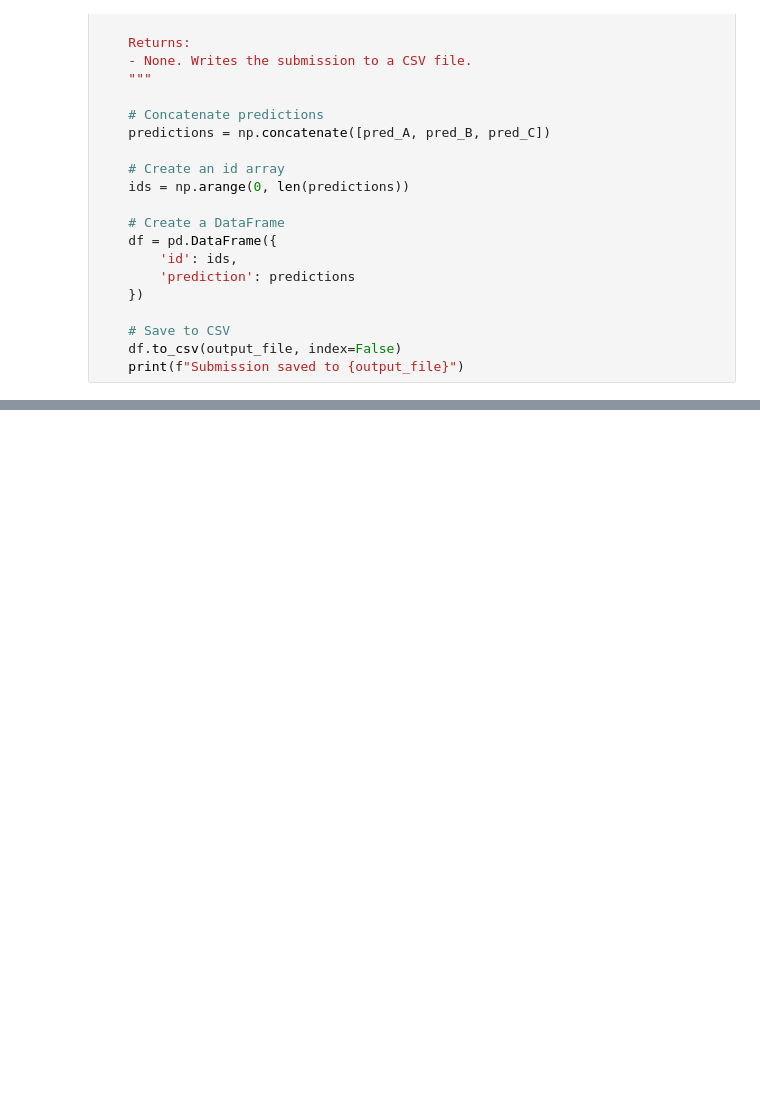
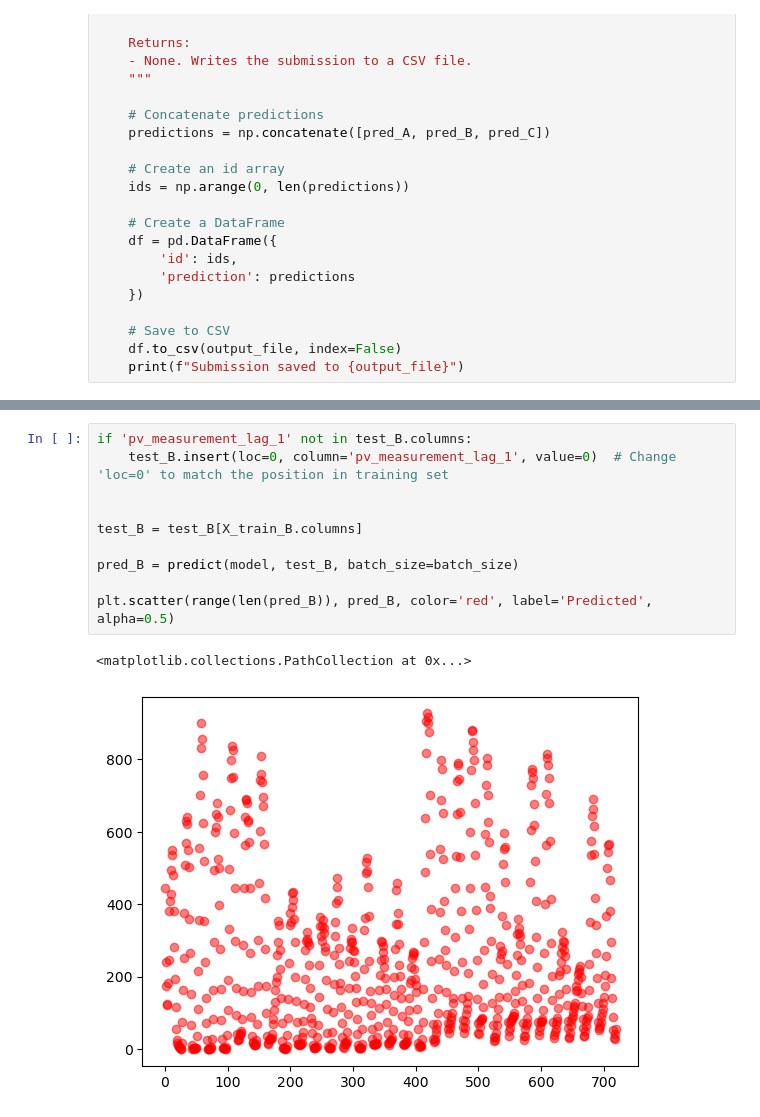
Before and after one commit to TDT4173-MPC/TDT4173-MPC, a Jupyter notebook: Petter/models/recursive_xgboost.ipynb, the cells around one changed output, grey strips where cells are left out. Drawn from its saved outputs; the diff is of its cells as text; blank space fills up the shorter version.

```diff
--- a/Petter/models/recursive_xgboost.ipynb
+++ b/Petter/models/recursive_xgboost.ipynb
@@ -220,0 +414,13 @@ print(A.columns)
+# %%
+if 'pv_measurement_lag_1' not in test_B.columns:
+    test_B.insert(loc=0, column='pv_measurement_lag_1', value=0)  # Change 'loc=0' to match the position in training set
+
+
+test_B = test_B[X_train_B.columns]
+
+pred_B = predict(model, test_B, batch_size=batch_size)
+
+plt.scatter(range(len(pred_B)), pred_B, color='red', label='Predicted', alpha=0.5)
+# %% [output]
+<matplotlib.collections.PathCollection at 0x...>
+[figure, added]
```
Also changed, not shown: parts of 12 cells of this notebook, 6 other files.
